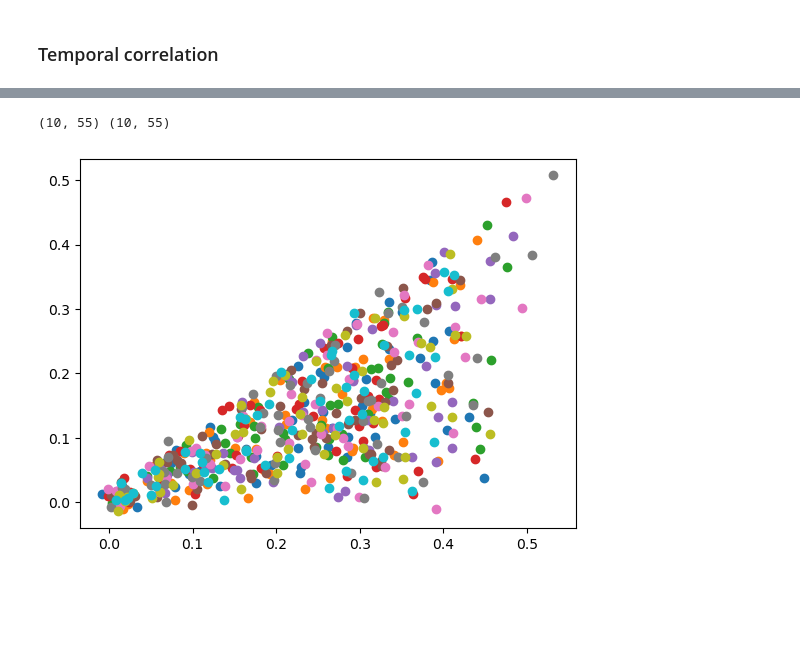
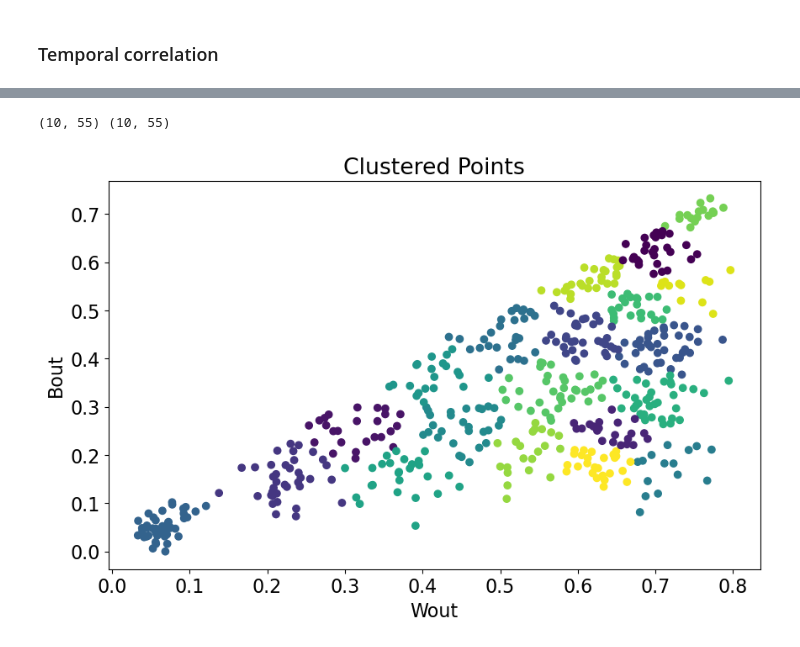
Before and after one commit to weirdoglh/FSInet, a Jupyter notebook: fig_cor.ipynb, the cells around one changed output, grey strips where cells are left out. Drawn from its saved outputs; the diff is of its cells as text; code cells hidden in the pictures; blank space fills up the shorter version.

```diff
--- a/fig_cor.ipynb
+++ b/fig_cor.ipynb
@@ -17,18 +18,19 @@ nMSN = Nm // 10
 epoch = 1
 T, dt = 1000, 0.1
 
-Nf = 25
-D = 2.0
-W = 0.5
-B = 0.5
+Nf = 0
+D = 0.0
+W = 0.1
+B = 0.1
 
-recpath = './data/cor-D%.1f'%D
-label = '/Nf%d-W%s-B%s/'%(Nf, W, B)
+rectype = 'mmo'
+recpath = './data/%s'%rectype
+label = '/Nf%d-W%s-B%s-D%s/'%(Nf, W, B, D)
 data = np.load(recpath + label + 'spk.npz')
 es, ts = data.f.arr_0, data.f.arr_1
 
 colors = ['green']
-# colors = ['blue', 'red', 'green']
+# colors = ['blue', 'red']
 
 plt.figure(figsize=(8, 5))
 for e, c in enumerate(colors):
@@ -36,6 +38,7 @@ for e, c in enumerate(colors):
     idx = (ts>=ta) & (ts<tb)
     plt.scatter(ts[idx]-ta, es[idx], s=1, c=c)
     plt.xlim(0, T)
+# plt.ylim([2500, 2750])
 plt.show()
 
 nNums = [Nm, Nm, Nf]
@@ -134,24 +145,53 @@ stats.to_csv('./exp/cor/stats-D%.1f.csv'%D, index=False)
 # %%
-D = 2.0
-stats = pd.read_csv('./exp/cor/stats-D%.1f.csv'%D)
+import pandas as pd
+import numpy as np
+import matplotlib.pyplot as plt
+from sklearn.cluster import KMeans
+import ast
 
-import ast
+# Read the CSV file
+stats = pd.read_csv('./exp/%s/cor_stats.csv' % rectype)
+
+# Function to convert string to numpy array
 def string_to_np_array(string):
     return np.array(ast.literal_eval(string))
+
+# Apply the conversion functions to the relevant columns
 stats['Wout'] = stats['Wout'].apply(string_to_np_array)
 stats['Bout'] = stats['Bout'].apply(string_to_np_array)
+stats['Win'] = stats['Win'].apply(lambda x: float(x))
+stats['Bin'] = stats['Bin'].apply(lambda x: float(x))
 
-cors = stats[['Nf', 'Wout', 'Bout']]
+# Extract the relevant columns
+cors = stats[['Nf', 'Wout', 'Bout', 'Win', 'Bin']]
 va = 0
-wa, ba = cors.loc[cors['Nf']==va, 'Wout'], cors.loc[cors['Nf']==va, 'Bout']
+wa, ba = cors.loc[cors['Nf'] == va, 'Wout'], cors.loc[cors['Nf'] == va, 'Bout']
 wa = np.stack(wa).transpose()
 ba = np.stack(ba).transpose()
+
+# Print the shapes of wa and ba
 print(wa.shape, ba.shape)
+
+# Flatten the arrays for clustering
+points = np.column_stack((wa.flatten(), ba.flatten()))
+
+# Apply KMeans clustering
+kmeans = KMeans(n_clusters=20)  # You can change the number of clusters
+kmeans.fit(points)
+labels = kmeans.labels_
+
+# Plot the clustered points
+plt.figure(figsize=(10, 6))
 for i in range(wa.shape[0]):
-    plt.scatter(wa[i], ba[i], marker='o', label=r'$N_{fsi}=0$')
+    plt.scatter(wa[i], ba[i], c=labels[i * wa.shape[1]:(i + 1) * wa.shape[1]], marker='o', cmap='viridis')
+
+plt.xlabel('Wout')
+plt.ylabel('Bout')
+plt.title('Clustered Points')
+plt.show()
 # %% [output]
 (10, 55) (10, 55)
-[figure, old version]
+[figure, new version]
 # %%
 # plot font size
 plt.rcParams.update({'font.size': 16})
```
Also changed, not shown: parts of 7 cells of this notebook, 22 other files.
